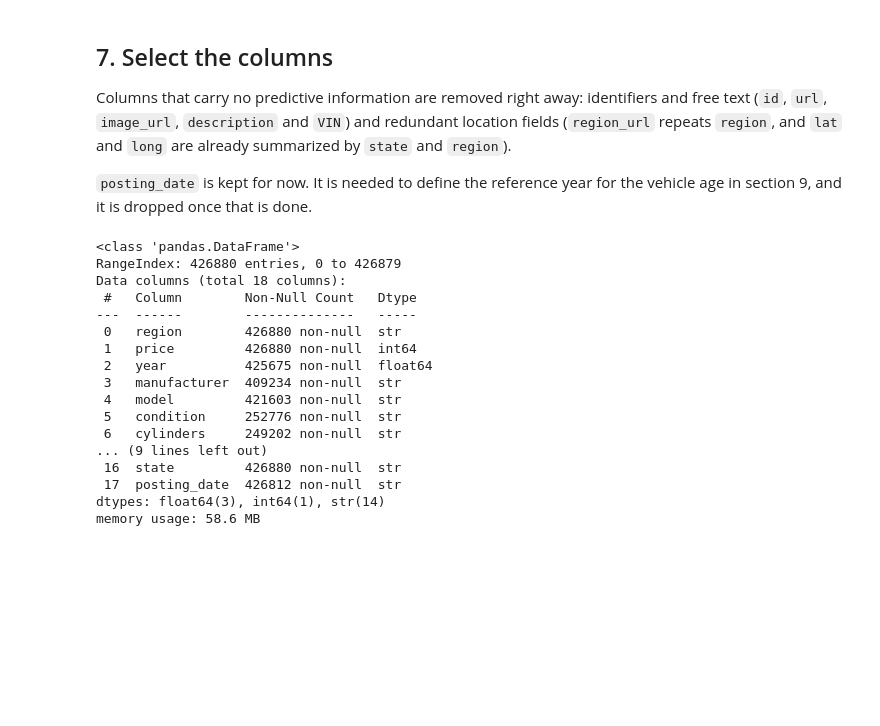
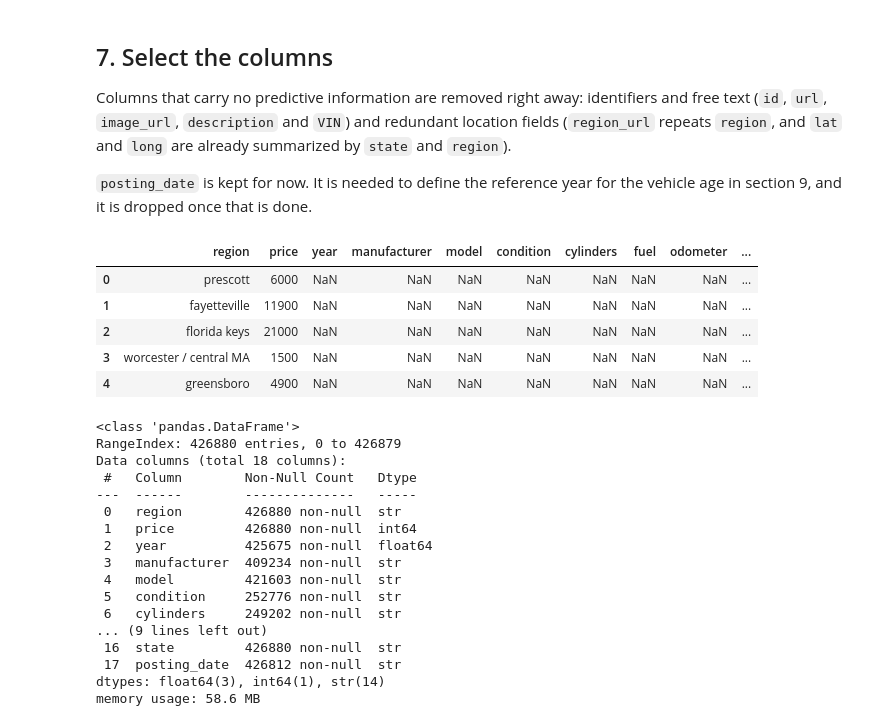
Before and after one commit to juan-carlos-diaz-bautista/Data-Analytics-and-Machine-Learning-Portfolio, a Jupyter notebook: used_car_feature_engineering/notebooks/used_car_price_feature_engineering.ipynb, the cells around one changed output. Cells and saved outputs as stored; diff of their text form; code cells hidden in the pictures; blank space fills up the shorter version.

```diff
--- a/used_car_feature_engineering/notebooks/used_car_price_feature_engineering.ipynb
+++ b/used_car_feature_engineering/notebooks/used_car_price_feature_engineering.ipynb
@@ -174,7 +185,15 @@ Columns that carry no predictive information are removed right away: identifiers
 # %%
 # Drop identifiers, free text and redundant location columns
 columns_to_drop = ['id', 'url', 'image_url', 'description', 'VIN', 'region_url', 'lat', 'long']
 df = df.drop(columns_to_drop, axis=1)
+df.head()
+# %% [output]
+|  | region | price | year | manufacturer | model | condition | cylinders | fuel | odometer | ... |
+| 0 | prescott | 6000 | NaN | NaN | NaN | NaN | NaN | NaN | NaN | ... |
+| 1 | fayetteville | 11900 | NaN | NaN | NaN | NaN | NaN | NaN | NaN | ... |
+| 2 | florida keys | 21000 | NaN | NaN | NaN | NaN | NaN | NaN | NaN | ... |
+| 3 | worcester / central MA | 1500 | NaN | NaN | NaN | NaN | NaN | NaN | NaN | ... |
+| 4 | greensboro | 4900 | NaN | NaN | NaN | NaN | NaN | NaN | NaN | ... |
 # %%
 # Confirm the remaining columns and their non-null counts.
 df.info()
```
Also changed, not shown: parts of 1 cell of this notebook.
